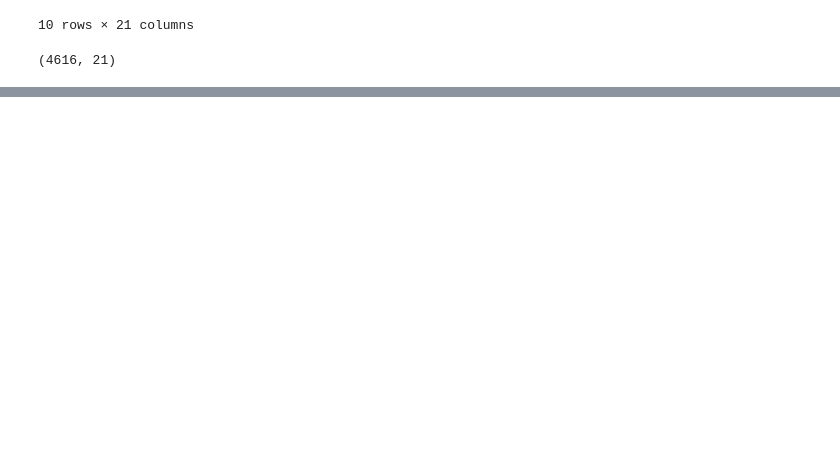
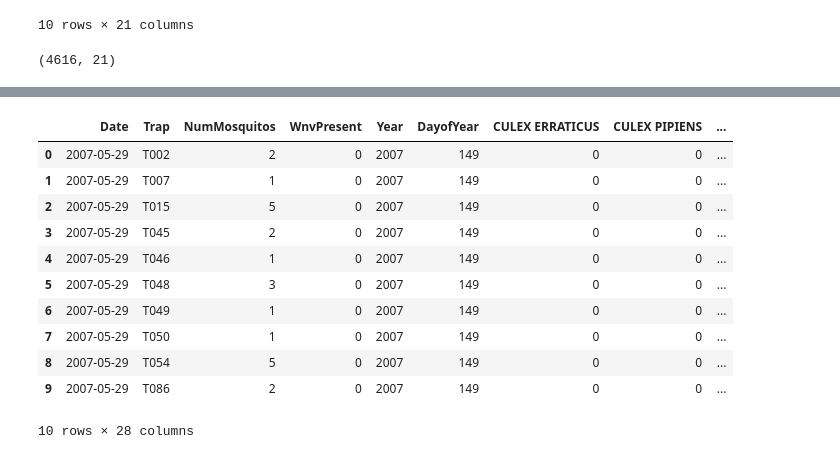
Before and after one commit to aakashtandel/Dream-Team-DSI-5, a Jupyter notebook: Project 4_Dream_Team.ipynb, the cells around one changed output, grey strips where cells are left out. Saved outputs shown, nothing was run; the diff lists cells and outputs as text; code cells hidden in the pictures; blank space fills up the shorter version.

Commit message:
Pushing latest code and combined weather and training data

```diff
--- a/Project 4_Dream_Team.ipynb
+++ b/Project 4_Dream_Team.ipynb
@@ -803,0 +808,3 @@ df_train3.to_csv('df_train3.csv',index=False)
+# %%
+# read in weather data by data
+weather_stn = pd.read_csv('weather_stn1.csv',usecols=[1,2,3,4,5,6,7,8,9,10,11,12,13,14,15])
@@ -803,0 +838,2 @@ df_train3.to_csv('df_train3.csv',index=False)
+# %%
+weather_stn['date']= pd.to_datetime(weather_stn.date)
@@ -803,0 +866,2 @@ df_train3.to_csv('df_train3.csv',index=False)
+# %%
+train_weather = pd.merge(df_train3, weather_stn, left_on='Date', right_on='date',how='left')
@@ -803,0 +892,15 @@ df_train3.to_csv('df_train3.csv',index=False)
+# %%
+train_weather.head(10)
+# %% [output]
+|  | Date | Trap | NumMosquitos | WnvPresent | Year | DayofYear | CULEX ERRATICUS | CULEX PIPIENS | ... |
+| 0 | 2007-05-29 | T002 | 2 | 0 | 2007 | 149 | 0 | 0 | ... |
+| 1 | 2007-05-29 | T007 | 1 | 0 | 2007 | 149 | 0 | 0 | ... |
+| 2 | 2007-05-29 | T015 | 5 | 0 | 2007 | 149 | 0 | 0 | ... |
+| 3 | 2007-05-29 | T045 | 2 | 0 | 2007 | 149 | 0 | 0 | ... |
+| 4 | 2007-05-29 | T046 | 1 | 0 | 2007 | 149 | 0 | 0 | ... |
+| 5 | 2007-05-29 | T048 | 3 | 0 | 2007 | 149 | 0 | 0 | ... |
+| 6 | 2007-05-29 | T049 | 1 | 0 | 2007 | 149 | 0 | 0 | ... |
+| 7 | 2007-05-29 | T050 | 1 | 0 | 2007 | 149 | 0 | 0 | ... |
+| 8 | 2007-05-29 | T054 | 5 | 0 | 2007 | 149 | 0 | 0 | ... |
+| 9 | 2007-05-29 | T086 | 2 | 0 | 2007 | 149 | 0 | 0 | ... |
+10 rows × 28 columns
```
Also changed, not shown: parts of 16 cells of this notebook, 2 other files.
